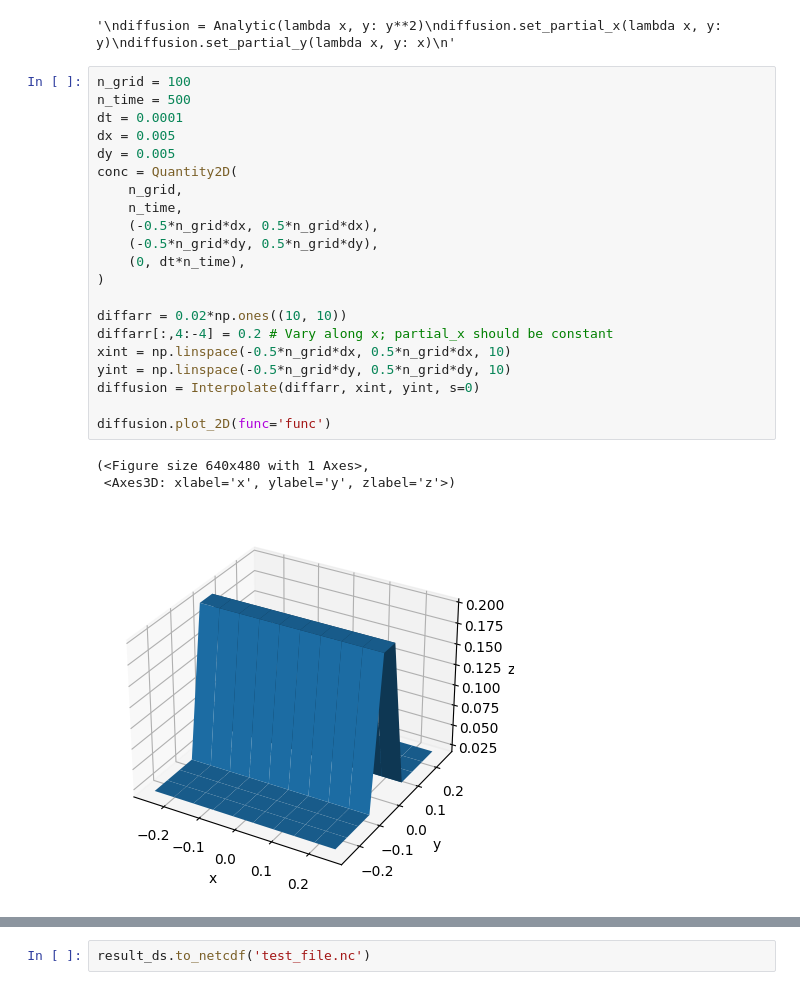
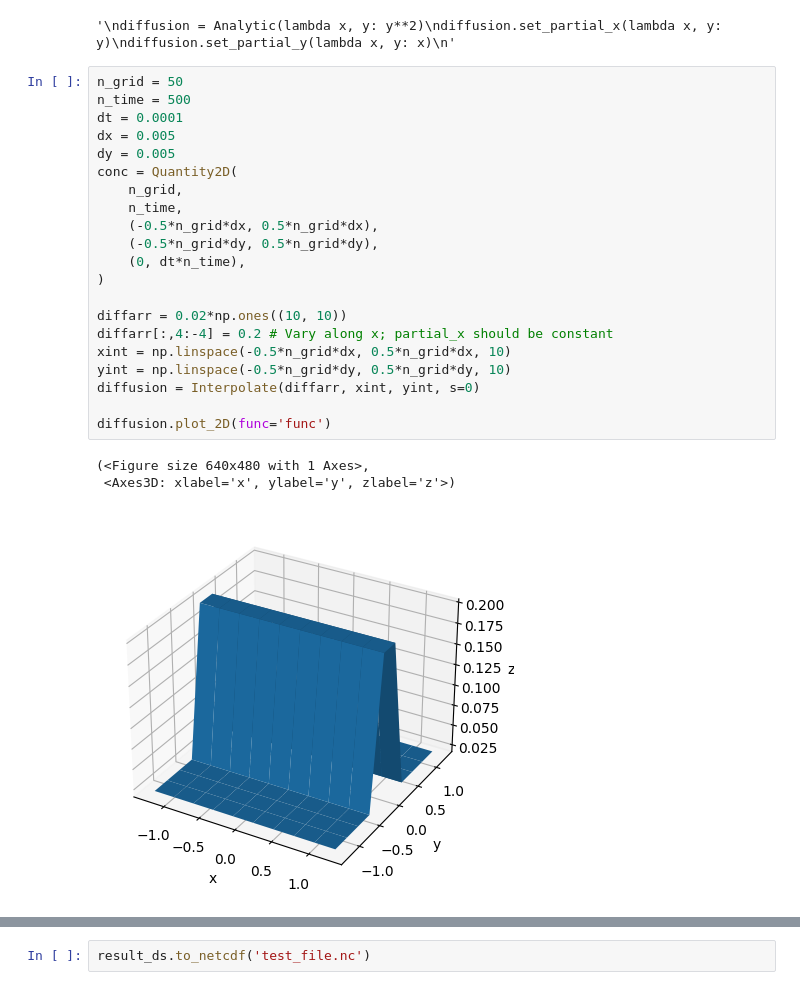
Before and after one commit to fongkenrui/A409_SeleniumDispersion, a Jupyter notebook: ADI_test.ipynb, the cells around one changed output, grey strips where cells are left out. Cells and saved outputs as stored; diff of their text form.

```diff
--- a/ADI_test.ipynb
+++ b/ADI_test.ipynb
@@ -15,30 +16,30 @@ diffusion.set_partial_y(lambda x, y: x)
 # %% [output]
 '\ndiffusion = Analytic(lambda x, y: y**2)\ndiffusion.set_partial_x(lambda x, y: y)\ndiffusion.set_partial_y(lambda x, y: x)\n'
 # %%
-n_grid = 100
+n_grid = 50
 n_time = 500
 dt = 0.0001
 dx = 0.005
 dy = 0.005
 conc = Quantity2D(
     n_grid,
     n_time,
     (-0.5*n_grid*dx, 0.5*n_grid*dx),
     (-0.5*n_grid*dy, 0.5*n_grid*dy),
     (0, dt*n_time),
 )
 
 diffarr = 0.02*np.ones((10, 10))
 diffarr[:,4:-4] = 0.2 # Vary along x; partial_x should be constant
 xint = np.linspace(-0.5*n_grid*dx, 0.5*n_grid*dx, 10)
 yint = np.linspace(-0.5*n_grid*dy, 0.5*n_grid*dy, 10)
 diffusion = Interpolate(diffarr, xint, yint, s=0)
 
 diffusion.plot_2D(func='func')
 # %% [output]
 (<Figure size 640x480 with 1 Axes>,
  <Axes3D: xlabel='x', ylabel='y', zlabel='z'>)
-[figure, old version]
+[figure, new version]
 # %%
 xcoords = conc.xcoords
 ycoords = conc.ycoords
```
Also changed, not shown: parts of 9 cells of this notebook, 1 other file.
